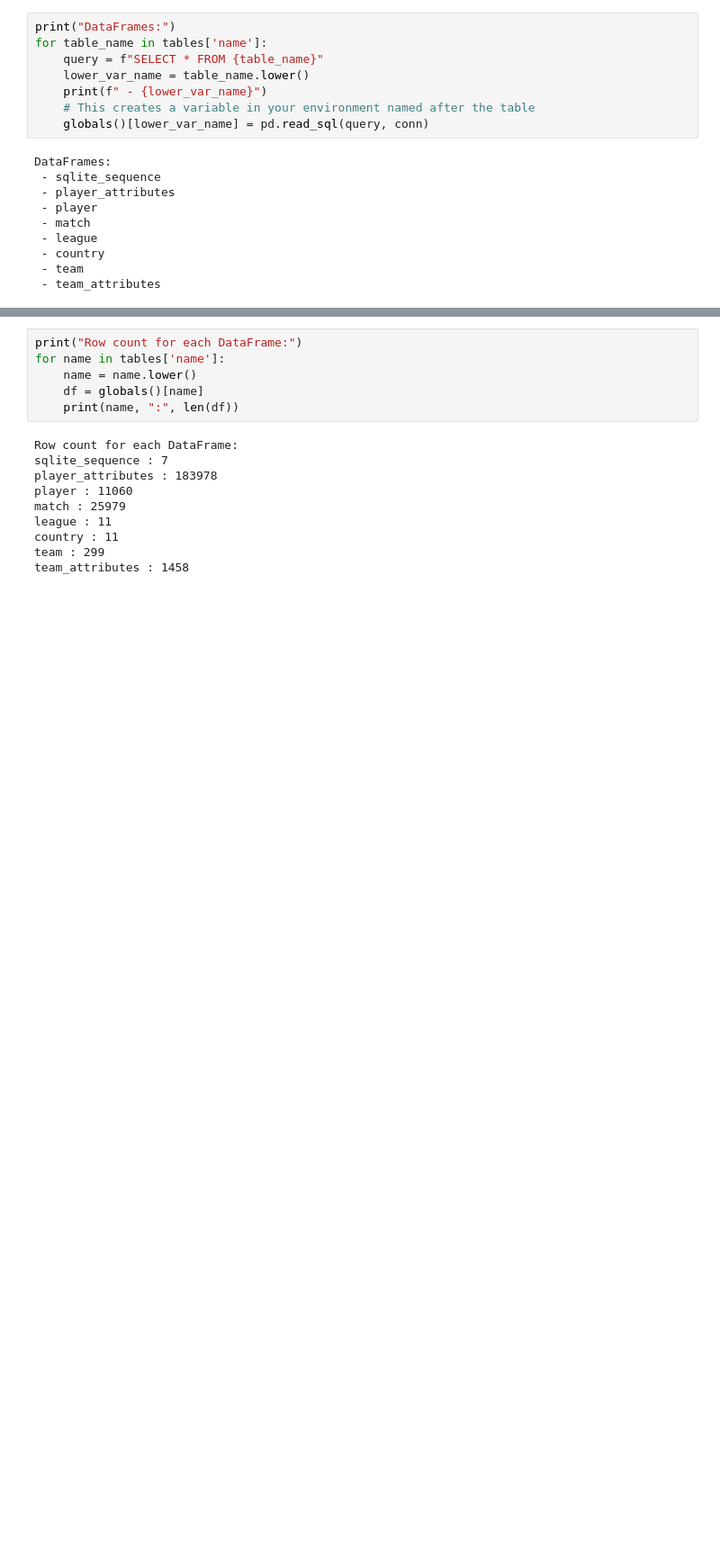
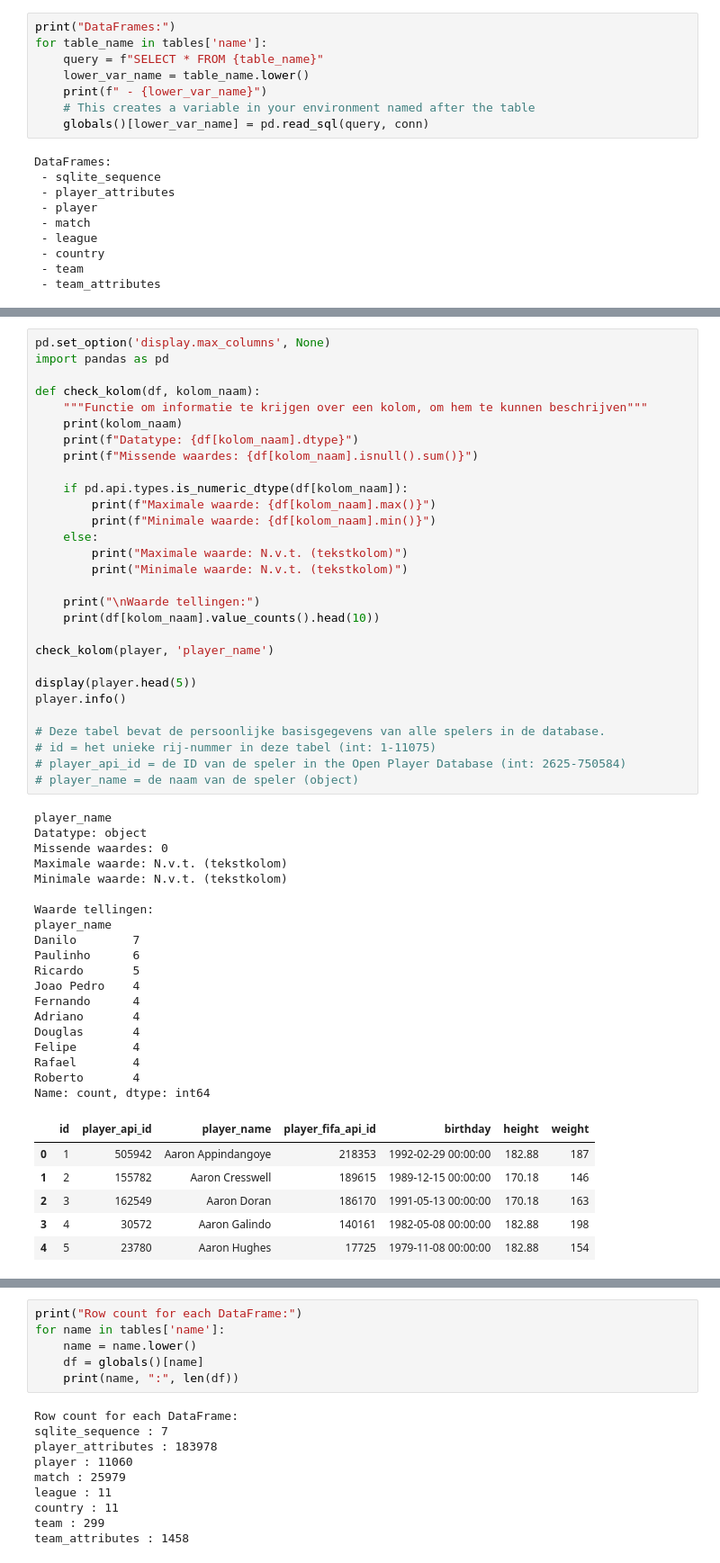
Before and after one commit to TijnD07/DataLab2-Sprint2, a Jupyter notebook: index.ipynb, the cells around one changed output, grey strips where cells are left out. Shown at 90% size. Saved outputs shown, nothing was run; the diff lists cells and outputs as text; blank space fills up the shorter version.

```diff
--- a/index.ipynb
+++ b/index.ipynb
@@ -52,0 +165,55 @@ DataFrames:
+# %%
+pd.set_option('display.max_columns', None)
+import pandas as pd
+
+def check_kolom(df, kolom_naam):
+    """Functie om informatie te krijgen over een kolom, om hem te kunnen beschrijven"""
+    print(kolom_naam)
+    print(f"Datatype: {df[kolom_naam].dtype}")
+    print(f"Missende waardes: {df[kolom_naam].isnull().sum()}")
+
+    if pd.api.types.is_numeric_dtype(df[kolom_naam]):
+        print(f"Maximale waarde: {df[kolom_naam].max()}")
+        print(f"Minimale waarde: {df[kolom_naam].min()}")
+    else:
+        print("Maximale waarde: N.v.t. (tekstkolom)")
+        print("Minimale waarde: N.v.t. (tekstkolom)")
+
+    print("\nWaarde tellingen:")
+    print(df[kolom_naam].value_counts().head(10))
+
+check_kolom(player, 'player_name')
+
+display(player.head(5))
+player.info()
+
+# Deze tabel bevat de persoonlijke basisgegevens van alle spelers in de database.
+# id = het unieke rij-nummer in deze tabel (int: 1-11075)
+# player_api_id = de ID van de speler in the Open Player Database (int: 2625-750584)
+# player_name = de naam van de speler (object)
+# %% [output]
+player_name
+Datatype: object
+Missende waardes: 0
+Maximale waarde: N.v.t. (tekstkolom)
+Minimale waarde: N.v.t. (tekstkolom)
+
+Waarde tellingen:
+player_name
+Danilo        7
+Paulinho      6
+Ricardo       5
+Joao Pedro    4
+Fernando      4
+Adriano       4
+Douglas       4
+Felipe        4
+Rafael        4
+Roberto       4
+Name: count, dtype: int64
+|  | id | player_api_id | player_name | player_fifa_api_id | birthday | height | weight |
+| 0 | 1 | 505942 | Aaron Appindangoye | 218353 | 1992-02-29 00:00:00 | 182.88 | 187 |
+| 1 | 2 | 155782 | Aaron Cresswell | 189615 | 1989-12-15 00:00:00 | 170.18 | 146 |
+| 2 | 3 | 162549 | Aaron Doran | 186170 | 1991-05-13 00:00:00 | 170.18 | 163 |
+| 3 | 4 | 30572 | Aaron Galindo | 140161 | 1982-05-08 00:00:00 | 182.88 | 198 |
+| 4 | 5 | 23780 | Aaron Hughes | 17725 | 1979-11-08 00:00:00 | 182.88 | 154 |
```
Also changed, not shown: parts of 3 cells of this notebook.
